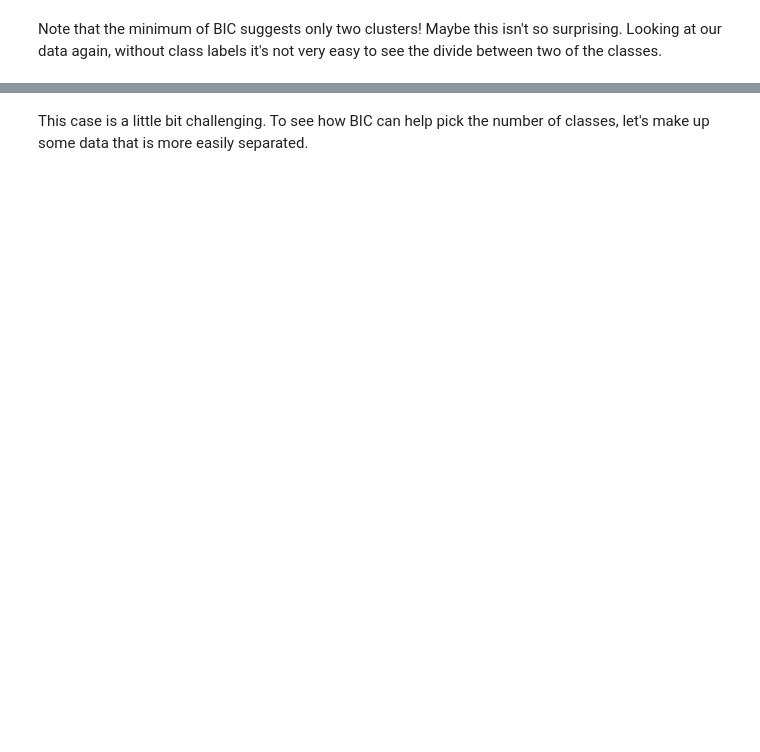
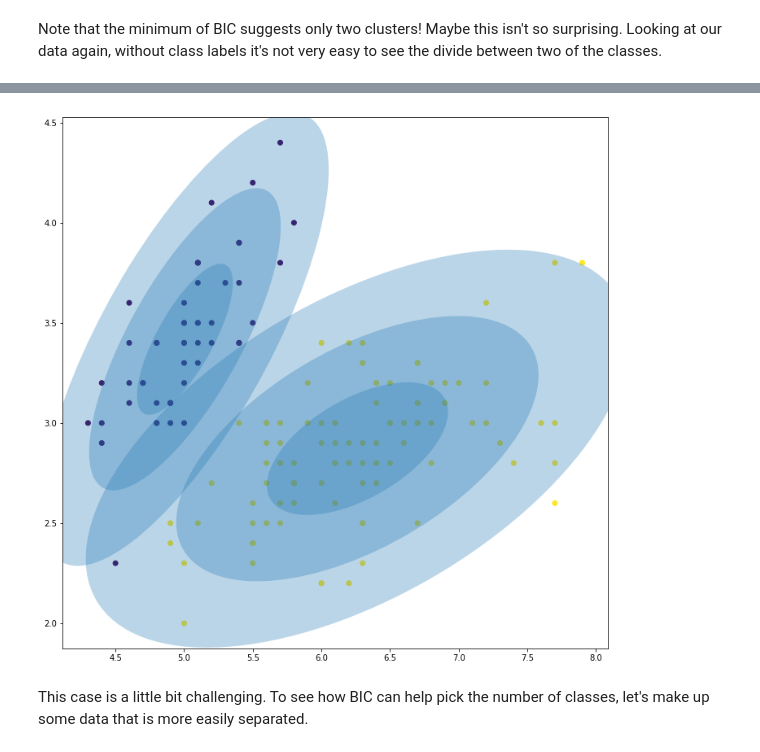
Before and after one commit to UMT-CS447-547-Fall-2018/Lecture_Notes, a Jupyter notebook: 10_expectation_maximization.ipynb, the cells around one changed output, grey strips where cells are left out. Saved outputs shown, nothing was run; the diff lists cells and outputs as text; code cells hidden in the pictures; blank space fills up the shorter version.

```diff
--- a/10_expectation_maximization.ipynb
+++ b/10_expectation_maximization.ipynb
@@ -422,12 +474,14 @@ plt.show()
 # %%
 mix = mixture.GaussianMixture(n_components=2,max_iter=1000)
 mix.fit(X)
 
 y_pred = mix.predict(X)
 plt.scatter(X[:,0],X[:,1],c=y_pred)
 for mu,sigma in zip(mix.means_,mix.covariances_):
-    plot_ellipse(mu,sigma,alpha=0.3)
+    plot_ellipse(mu[:2],sigma[:2,:2],alpha=0.3)
 plt.show()
+# %% [output]
+[figure, added]
 # %% [markdown]
 This case is a little bit challenging.  To see how BIC can help pick the number of classes, let's make up some data that is more easily separated.
 # %%
```
Also changed, not shown: parts of 19 cells of this notebook, 2 other files.
